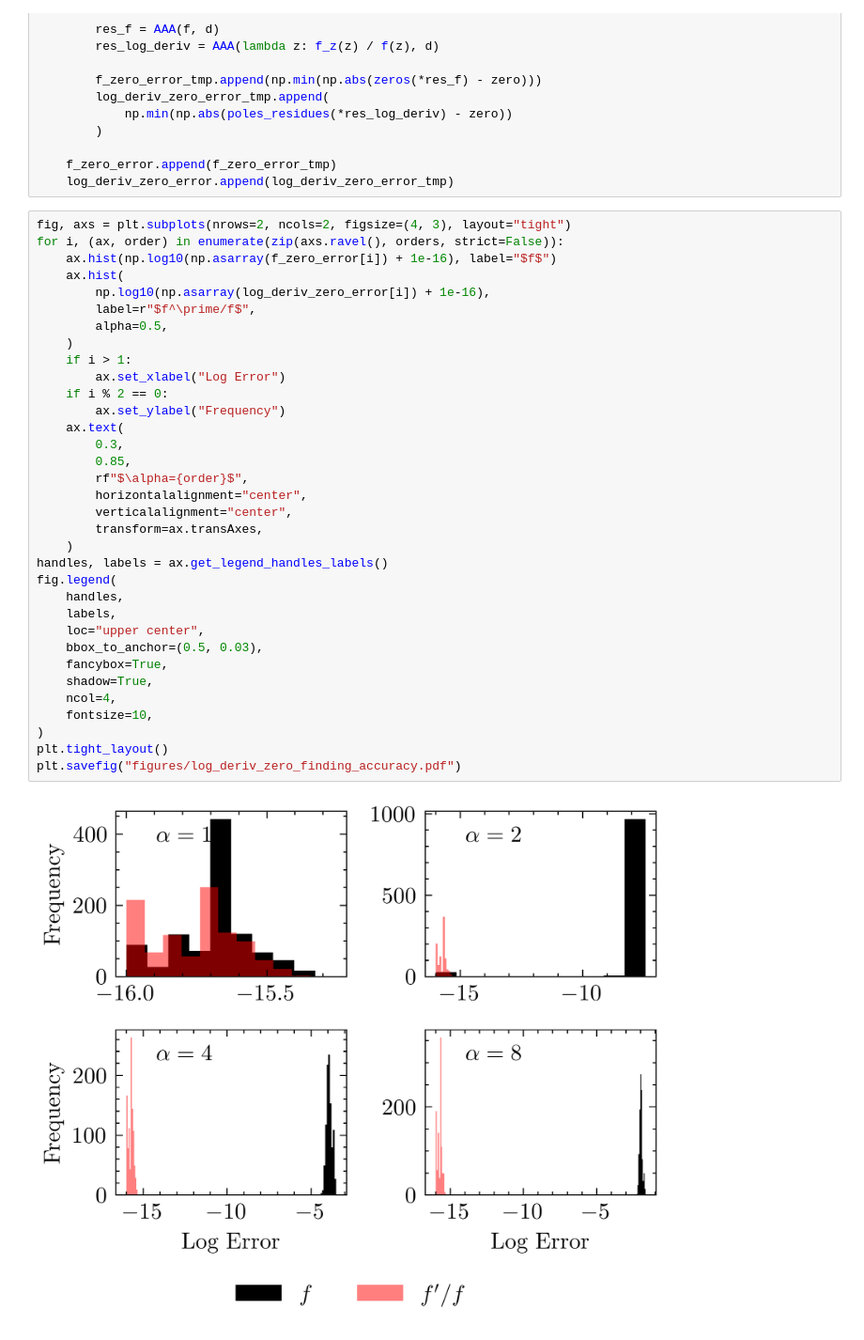
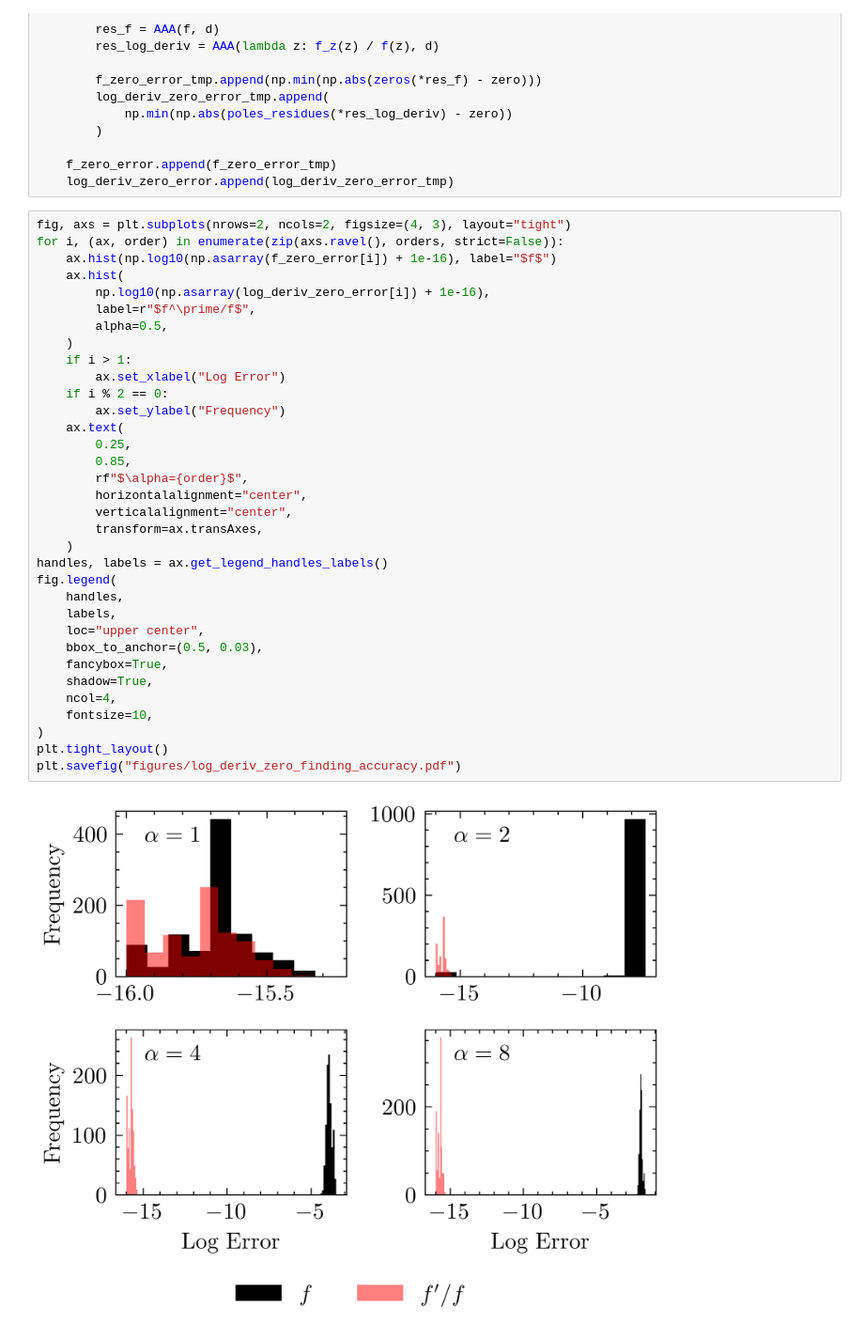
Before and after one commit to j-bowhay/skzeros, a Jupyter notebook: paper/log_deriv_zero_finding_accuracy.ipynb, the cells around one changed output. Shown at 94% size. Saved outputs shown, nothing was run; the diff lists cells and outputs as text.

Commit message:
fix text overlapping on histogram

```diff
--- a/paper/log_deriv_zero_finding_accuracy.ipynb
+++ b/paper/log_deriv_zero_finding_accuracy.ipynb
@@ -45,32 +45,32 @@ for i, (ax, order) in enumerate(zip(axs.ravel(), orders, strict=False)):
     ax.hist(
         np.log10(np.asarray(log_deriv_zero_error[i]) + 1e-16),
         label=r"$f^\prime/f$",
         alpha=0.5,
     )
     if i > 1:
         ax.set_xlabel("Log Error")
     if i % 2 == 0:
         ax.set_ylabel("Frequency")
     ax.text(
-        0.3,
+        0.25,
         0.85,
         rf"$\alpha={order}$",
         horizontalalignment="center",
         verticalalignment="center",
         transform=ax.transAxes,
     )
 handles, labels = ax.get_legend_handles_labels()
 fig.legend(
     handles,
     labels,
     loc="upper center",
     bbox_to_anchor=(0.5, 0.03),
     fancybox=True,
     shadow=True,
     ncol=4,
     fontsize=10,
 )
 plt.tight_layout()
 plt.savefig("figures/log_deriv_zero_finding_accuracy.pdf")
 # %% [output]
-[figure, old version]
+[figure, new version]
```
